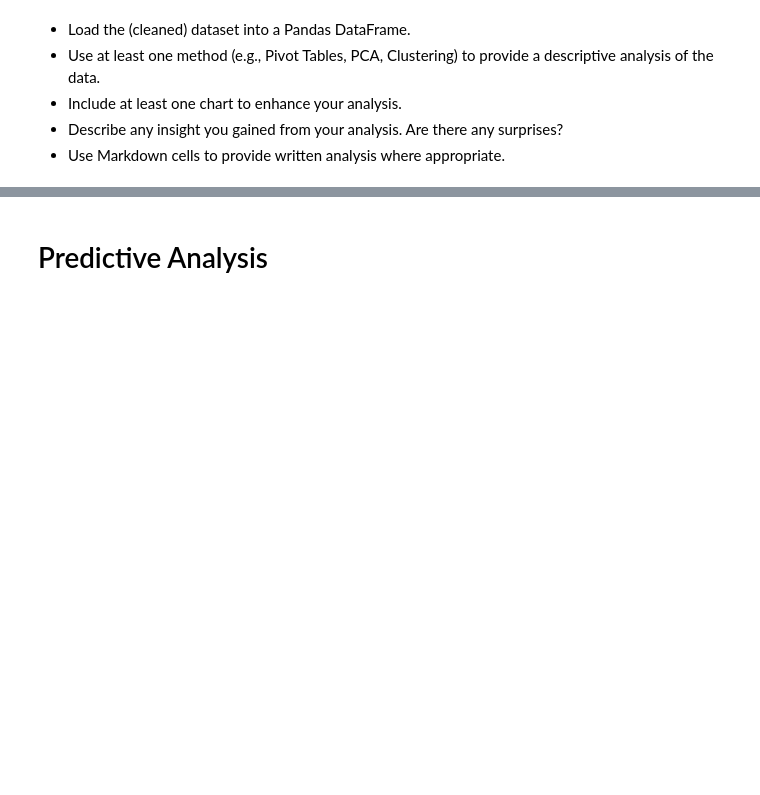
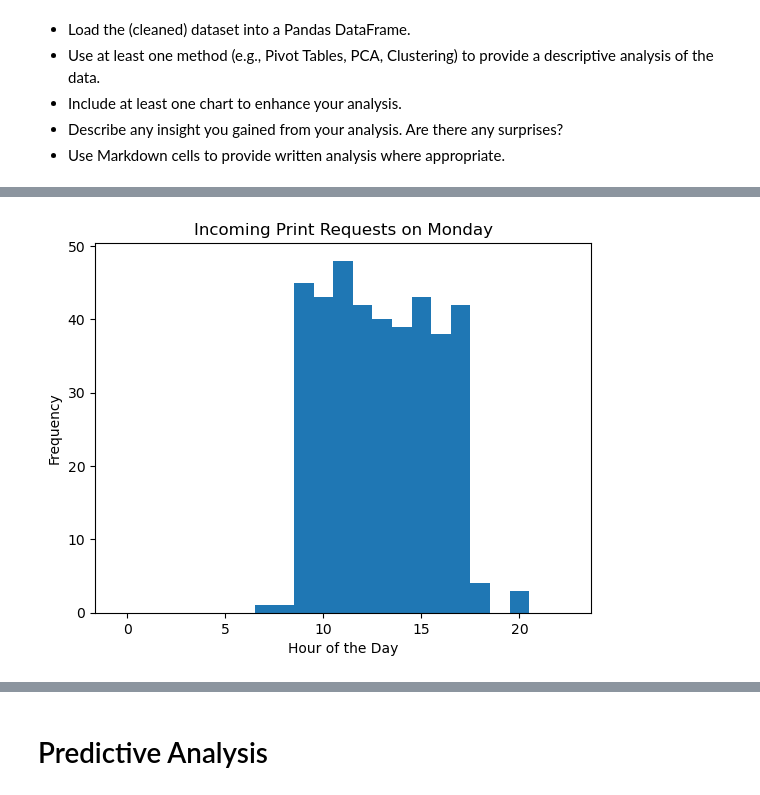
Before and after one commit to MarMar888/ECEDesignLabProj, a Jupyter notebook: final_report.ipynb, the cells around one changed output, grey strips where cells are left out. Saved outputs shown, nothing was run; the diff lists cells and outputs as text; code cells hidden in the pictures; blank space fills up the shorter version.

```diff
--- a/final_report.ipynb
+++ b/final_report.ipynb
@@ -34,0 +58,6 @@ Unfortunately, this data is not comprehensive and we will have to make some assu
+# %%
+# Check the times people are coming in based on the weekday
+hour_bins = [ x-0.5 for x in range(0, 24) ]
+ax = df[ df['Weekday'] == 'Monday' ].Hour.plot.hist(bins=hour_bins, xlabel='Hour of the Day', title='Incoming Print Requests on Monday')
+# %% [output]
+[figure, added]
```
Also changed, not shown: parts of 11 cells of this notebook.
